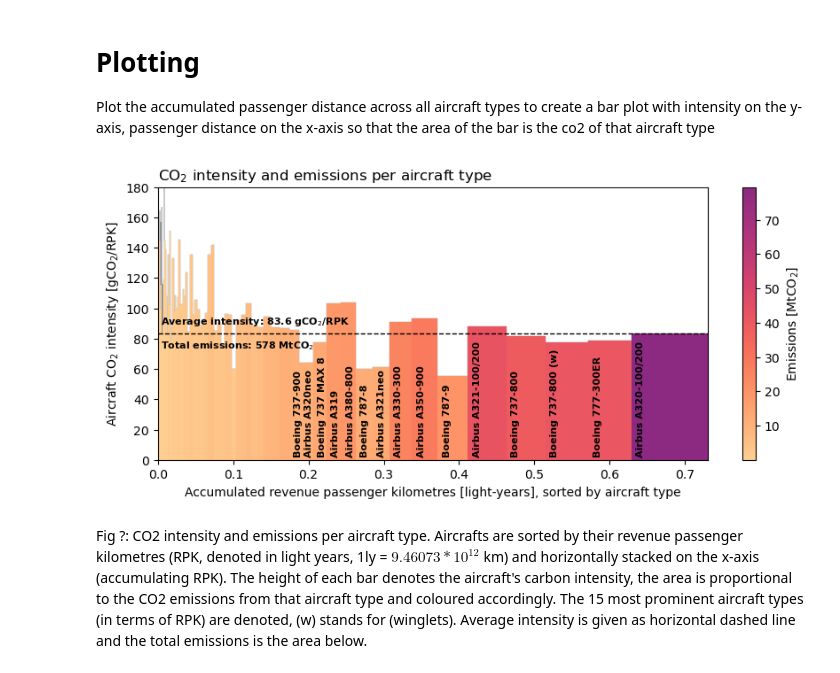
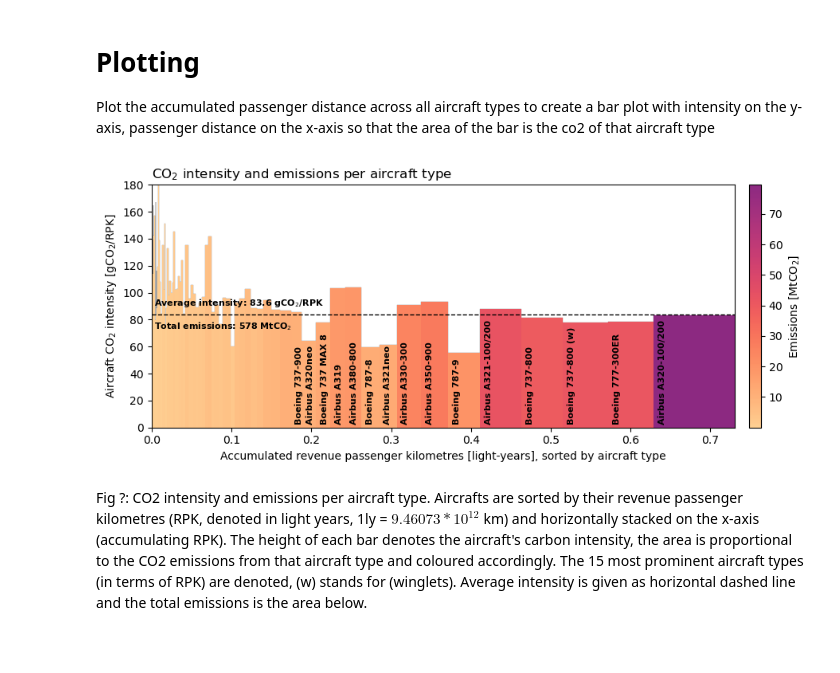
Before and after one commit to jorgecardleitao/aviation, a Jupyter notebook: plots/aircrafts.ipynb, the cells around one changed output. Saved outputs shown, nothing was run; the diff lists cells and outputs as text; code cells hidden in the pictures; blank space fills up the shorter version.

```diff
--- a/plots/aircrafts.ipynb
+++ b/plots/aircrafts.ipynb
@@ -77,7 +77,10 @@ def truncate_colormap(cmap, minval=0.0, maxval=1.0, n=100):
 cmap = plt.get_cmap('magma_r')
 new_cmap = truncate_colormap(cmap, 0.1, 0.6)
 # %%
-fig, ax = plt.subplots(1, 1, figsize=(10, 4))
+fig, ax = plt.subplots(1, 1, figsize=(9, 4))
+
+
+
 
 ax.stairs(intensity, passenger_distance_accumulated, color='black', linewidth=0.3, edgecolor='black', alpha=.5)
 
@@ -87,38 +90,43 @@ ax.bar(passenger_distance_accumulated[:-1], intensity,
        color = new_cmap(co2/co2.max()),
        align='edge', edgecolor='none')
 
+
+
 # manual colorbar
 norm = colors.Normalize(vmin=co2.min(),vmax=co2.max())
 sm = plt.cm.ScalarMappable(cmap=new_cmap, norm=norm)
 sm.set_array([])
-plt.colorbar(sm, ax=ax, label='Emissions [MtCO$_2$]')
+plt.colorbar(sm, ax=ax, pad=0.02, label='Emissions [MtCO$_2$]')
 
 # add aircraft type labels
 n = 15
 for i, txt in enumerate(code[-n:]):
     i += len(passenger_distance) - n
     ax.annotate(txt, (passenger_distance_accumulated[i], 0),
                     xytext=(4, 4), textcoords='offset points', fontsize=8, rotation=90, color="black", fontweight='bold')
 
 
 # add total emissions
 co2_total = co2.sum()
 intensity_avg = 1000**4 * co2_total / (passenger_distance.sum() * light_year)
 ax.hlines(intensity_avg, 0, passenger_distance_accumulated[-1], color='black', linestyle='--', linewidth=1)
 ax.annotate(f"Average intensity: {intensity_avg:.1f} gCO$_2$/RPK \n\nTotal emissions: {co2_total:.0f} MtCO$_2$",
             xy=(0, intensity_avg), xycoords='data',
             xytext=(2, 0), textcoords='offset points', fontsize=8,
             horizontalalignment='left', verticalalignment='center', color="black", fontweight='bold')
 
 ax.set_xlim(0, passenger_distance_accumulated[-1])
 ax.set_ylim(0, 180)
 ax.set_title("CO$_2$ intensity and emissions per aircraft type", loc='left')
 ax.set_xlabel("Accumulated revenue passenger kilometres [light-years], sorted by aircraft type")
 ax.set_ylabel("Aircraft CO$_2$ intensity [gCO$_2$/RPK]")
 
+plt.tight_layout(w_pad=0, rect=(0, 0, 1.08, 1))
+plt.savefig("aircrafts.pdf")
+
 plt.show()
 # %% [output]
-[figure, old version]
+[figure, new version]
 # %% [markdown]
 Fig ?: CO2 intensity and emissions per aircraft type. Aircrafts are sorted by their revenue passenger kilometres (RPK, denoted in light years, 1ly = $9.46073*10^{12}$ km) and horizontally stacked on the x-axis (accumulating RPK). The height of each bar denotes the aircraft's carbon intensity, the area is proportional to the CO2 emissions from that aircraft type and coloured accordingly. The 15 most prominent aircraft types (in terms of RPK) are denoted, (w) stands for (winglets). Average intensity is given as horizontal dashed line and the total emissions is the area below.
 # %%
```
Also changed, not shown: 1 other file.
